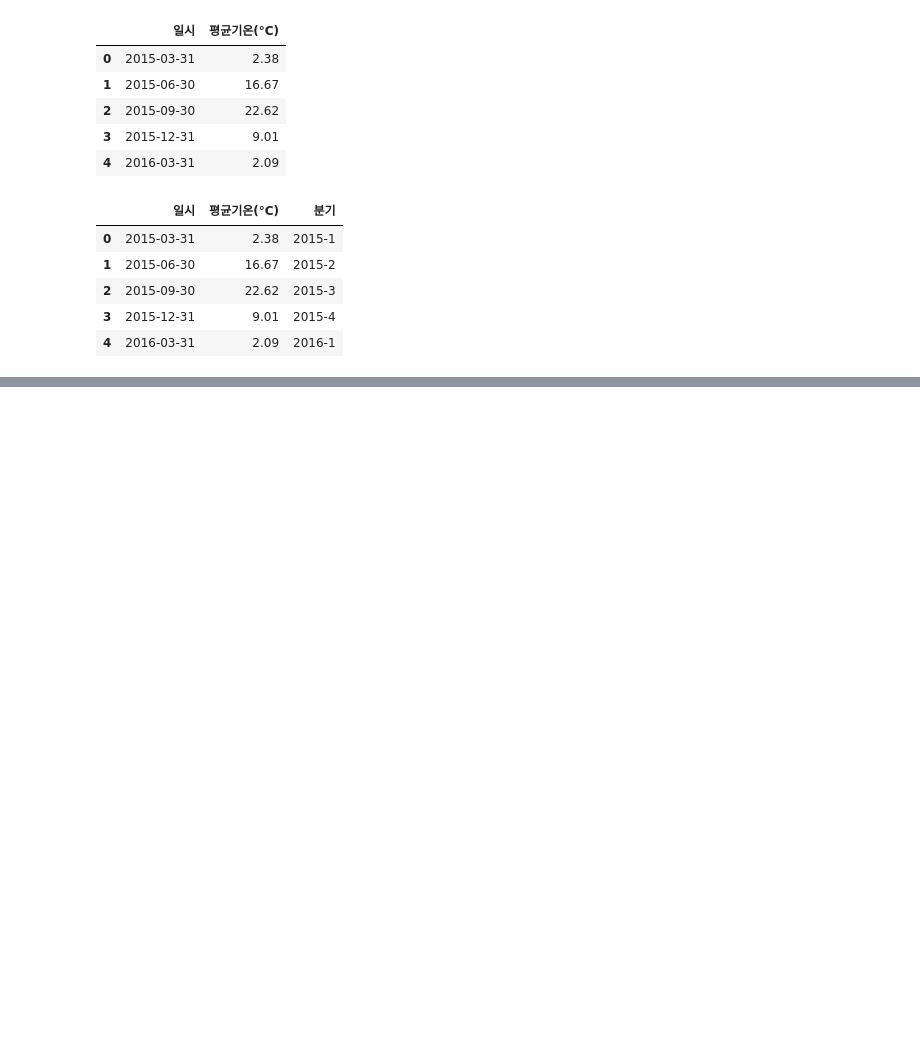
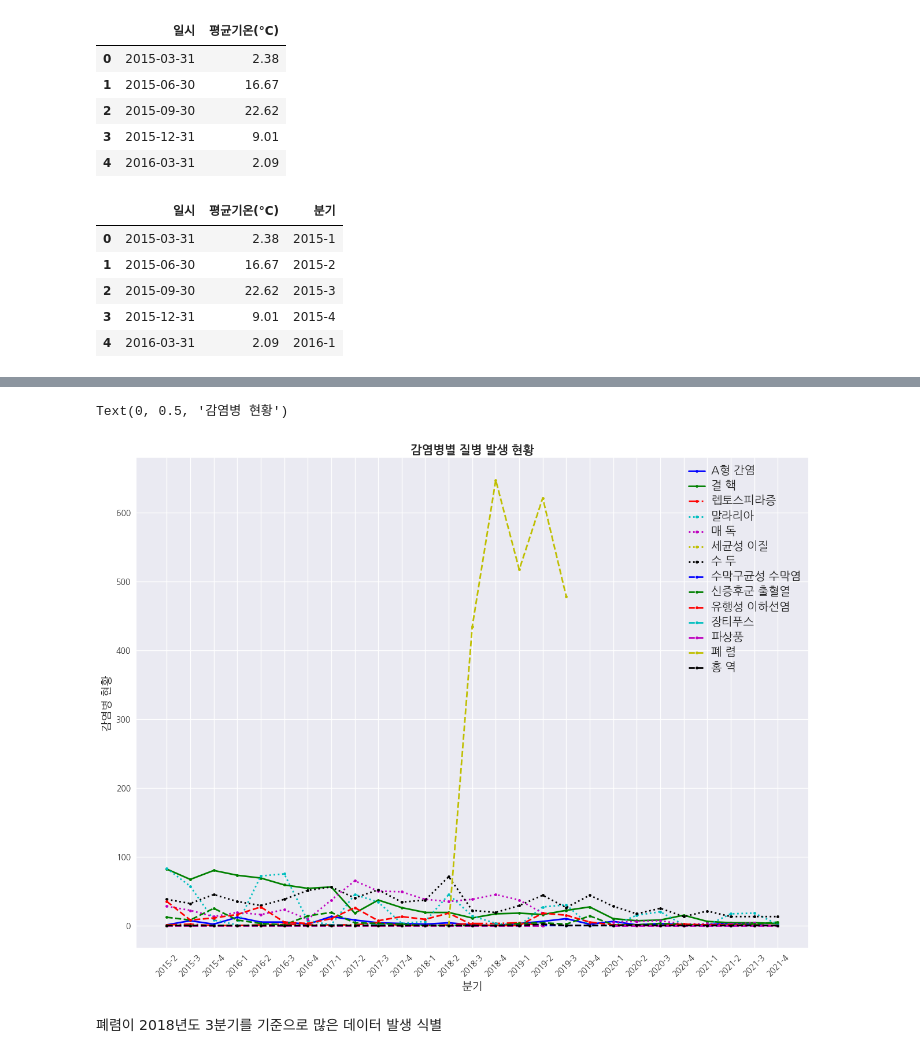
Before and after one commit to thdfydgh/MilitaryProjectDA, a Jupyter notebook: [Project]_날씨_변화에_따른_군_감영볌_정보_EDA_분석_및_데이터_시각화.ipynb, the cells around one changed output, grey strips where cells are left out. Saved outputs shown, nothing was run; the diff lists cells and outputs as text; code cells hidden in the pictures; blank space fills up the shorter version.

```diff
--- a/[Project]_날씨_변화에_따른_군_감영볌_정보_EDA_분석_및_데이터_시각화.ipynb
+++ b/[Project]_날씨_변화에_따른_군_감영볌_정보_EDA_분석_및_데이터_시각화.ipynb
@@ -401,0 +522,3 @@ plt.tight_layout()
+# %%
+df_disease3 = df_disease.groupby(['질병명', '연도', '분기구분'])['현황'].sum()
+df_disease3
@@ -401,0 +541,3 @@ plt.tight_layout()
+# %%
+df_temp2 = df_disease3.reset_index()
+df_temp2
@@ -401,0 +560,3 @@ plt.tight_layout()
+# %%
+df_temp2['분기'] = df_temp2['연도'].astype(str) + '-' + df_temp2['분기구분'].astype(str)
+df_temp2
@@ -401,0 +577,4 @@ plt.tight_layout()
+# %%
+# 감염병별로 현황을 비교하기 위해 피봇 테이블 생성
+df_disease4 = df_temp2.pivot_table(values = '현황', index = '분기', columns = '질병명')
+df_disease4.head()
@@ -401,0 +595,64 @@ plt.tight_layout()
+# %%
+#그래프 스타일 지정하기
+plt.style.use("seaborn")
+plt.rc('font', family = "NanumGothic")
+# 그래프 속성 설정하기
+fig, ax1 = plt.subplots(1, figsize = (15, 11))
+plt.xticks(rotation = 45)
+# x축, y축 설정하기
+x = df_disease4.reset_index()['분기']
+
+y_1 = df_disease4['A형 간염']
+y_2 = df_disease4['결 핵']
+y_3 = df_disease4['렙토스피라증']
+y_4 = df_disease4['말라리아']
+y_5 = df_disease4['매 독']
+y_6 = df_disease4['세균성 이질']
+y_7 = df_disease4['수 두']
+y_8 = df_disease4['수막구균성 수막염']
+y_9 = df_disease4['신증후군 출혈열']
+y_10 = df_disease4['유행성 이하선염']
+y_11 = df_disease4['장티푸스']
+y_12 = df_disease4['파상풍']
+y_13 = df_disease4['폐 렴']
+y_14 = df_disease4['홍 역']
+
+
+
+# 그래프 데이터와 속성 설정하기
+
+plt.plot(x, y_1, '.-b', label = 'A형 간염', linewidth = 2)
+plt.plot(x, y_2, '.-g', label = '결 핵', linewidth = 2)
+plt.plot(x, y_3, '.-.r', label = '렙토스피라증', linewidth = 2)
+plt.plot(x, y_4, '.:c', label = '말라리아', linewidth = 2)
+plt.plot(x, y_5, '.:m', label = '매 독', linewidth = 2)
+plt.plot(x, y_6, '.:y', label = '세균성 이질', linewidth = 2)
+plt.plot(x, y_7, '.:k', label = '수 두', linewidth = 2)
+plt.plot(x, y_8, '.--b', label = '수막구균성 수막염', linewidth = 2)
+plt.plot(x, y_9, '.--g', label = '신증후군 출혈열', linewidth = 2)
+plt.plot(x, y_10, '.--r', label = '유행성 이하선염', linewidth = 2)
+plt.plot(x, y_11, '.--c', label = '장티푸스', linewidth = 2)
+plt.plot(x, y_12, '.--m', label = '파상풍', linewidth = 2)
+plt.plot(x, y_13, '.--y', label = '폐 렴', linewidth = 2)
+plt.plot(x, y_14, '.--k', label = '홍 역', linewidth = 2)
+
+leg = plt.legend()
+#그래프 안에 선별 데이터 설명(범주박스) 넣기
+leg_lines = leg.get_lines()
+leg_texts = leg.get_texts()
+
+#한꺼번에 선별 속성
+plt.setp(leg_lines, linewidth = 2 )
+plt.setp(leg_texts, fontsize = 'x-large')
+
+#그래프 제목 및 속성 성ㄹ정하기
+plt.title('감염병별 질병 발생 현황', fontdict = {'fontsize' : 15, 'weight' : 'bold'})
+
+#X, Y축에 제목 설정하기
+plt.xlabel('분기', fontdict = {'fontsize' : 14})
+plt.ylabel('감염병 현황', fontdict = {'fontsize' : 14})
+# %% [output]
+Text(0, 0.5, '감염병 현황')
+[figure, added]
+# %% [markdown]
+폐렴이 2018년도 3분기를 기준으로 많은 데이터 발생 식별
```
Also changed, not shown: parts of 21 cells of this notebook.
